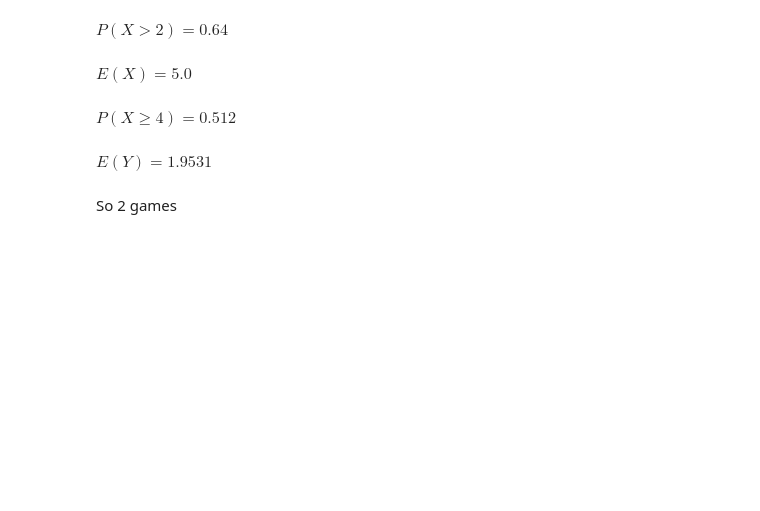
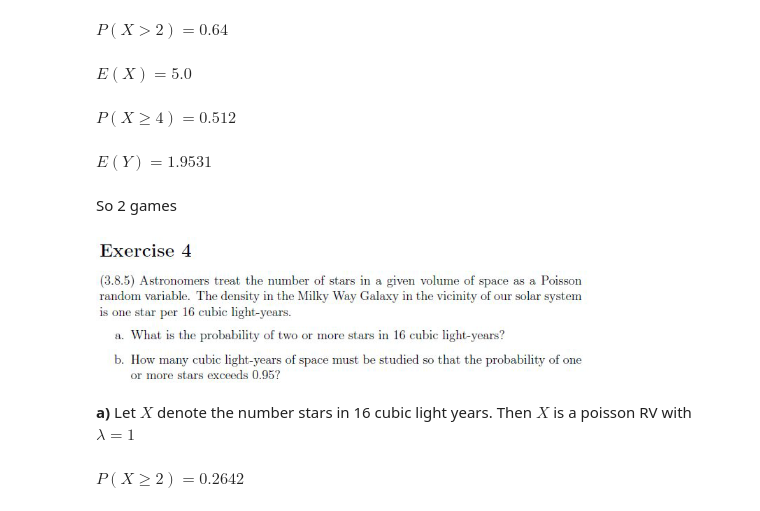
Before and after one commit to LilianBittar/StochasticModellingAndProcesses, a Jupyter notebook: 2-Discrete-Random-Variable.ipynb, the cells around one changed output. Saved outputs shown, nothing was run; the diff lists cells and outputs as text; code cells hidden in the pictures; blank space fills up the shorter version.

```diff
--- a/2-Discrete-Random-Variable.ipynb
+++ b/2-Discrete-Random-Variable.ipynb
@@ -118,3 +125,20 @@ $\displaystyle E(X) = 5.0$
 $\displaystyle P(X \geq 4) = 0.512$
 $\displaystyle E(Y) = 1.9531$
 So 2 games
+# %%
+
+
+Image('https://cdn.mathpix.com/snip/images/j-yE3WXLEyRcOYwQNRtXHhakDeir-8NN6gtxgIoXSDc.original.fullsize.png', width = 500)
+# %% [output]
+[figure, added]
+# %% [markdown]
+**a)** Let $X$ denote the number stars in 16 cubic light years. Then $X$ is a poisson RV with $\lambda = 1$
+# %%
+#A
+
+
+l = 1
+
+display(Math("P(X \geq 2) = " + repr(round(poisson.sf(1, l), 4))))
+# %% [output]
+$\displaystyle P(X \geq 2) = 0.2642$
```
Also changed, not shown: parts of 40 cells of this notebook.
